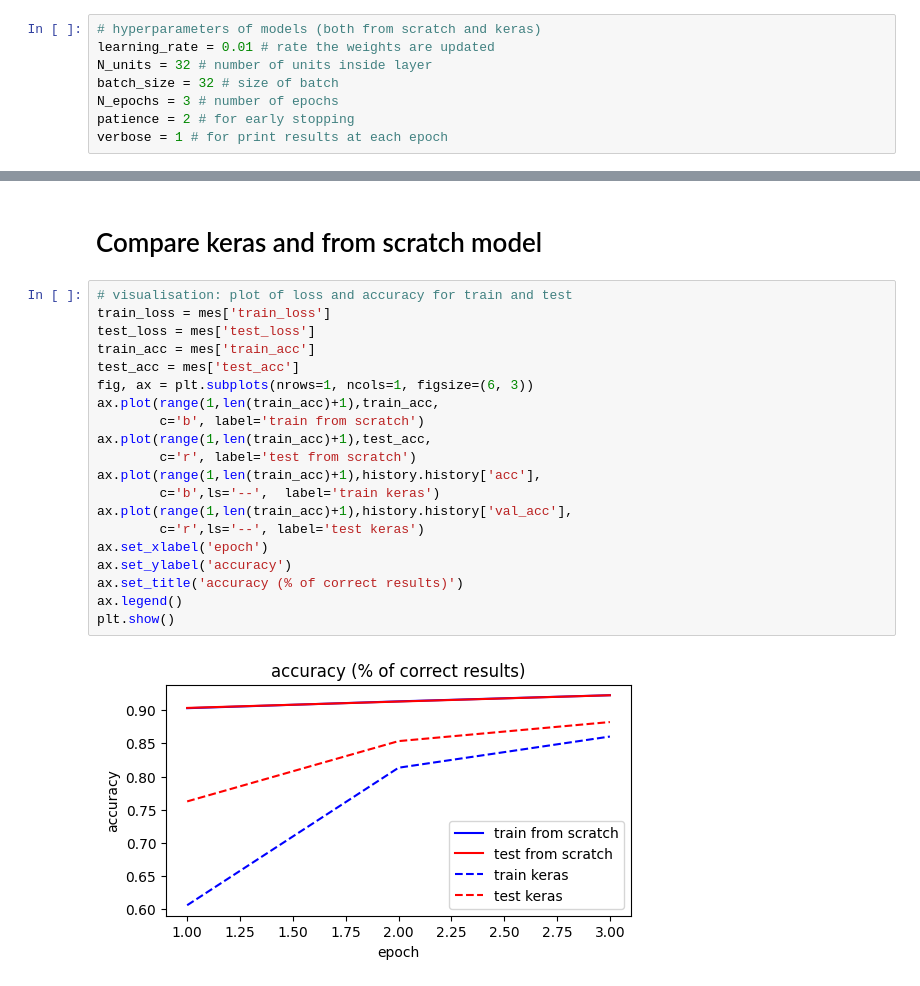
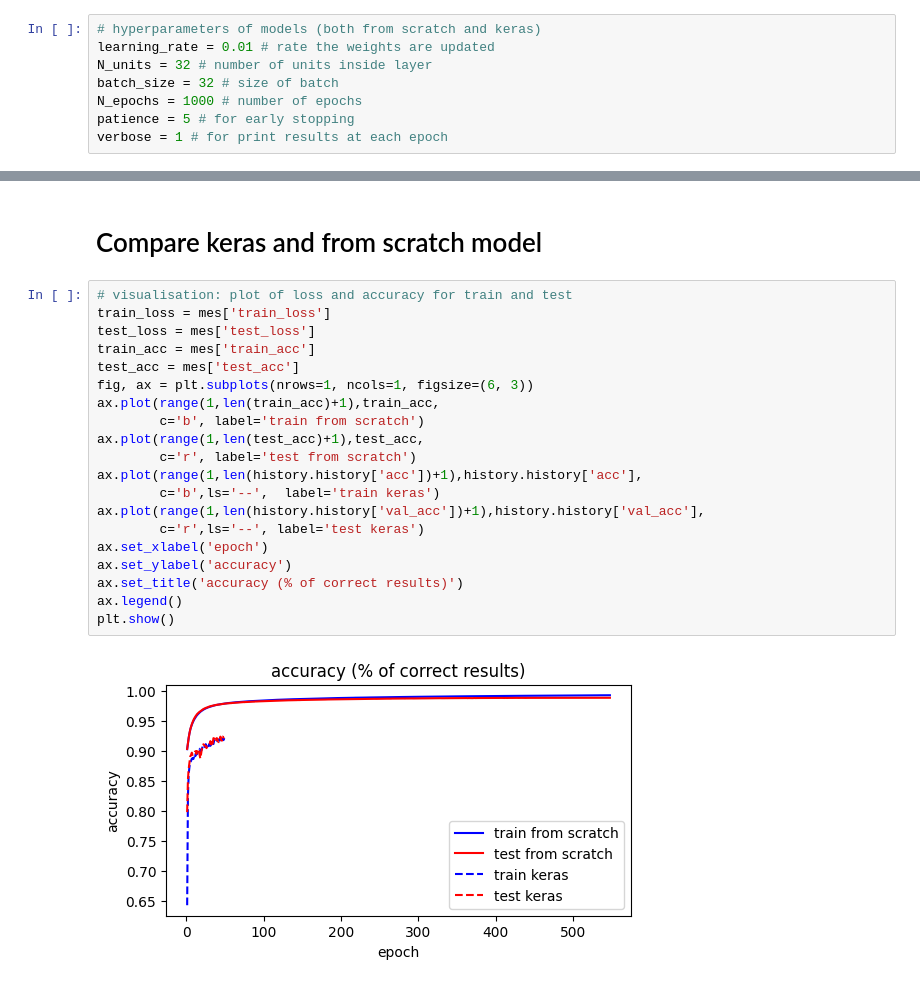
Before and after one commit to cosmo-gb/dense_nn, a Jupyter notebook: compare_fc_nn.ipynb, the cells around one changed output, grey strips where cells are left out. Saved outputs shown, nothing was run; the diff lists cells and outputs as text.

Commit message:
requiremenst and readme and test on 1000 epochs

```diff
--- a/compare_fc_nn.ipynb
+++ b/compare_fc_nn.ipynb
@@ -55,8 +61,8 @@ for i in range(10):
 learning_rate = 0.01 # rate the weights are updated
 N_units = 32 # number of units inside layer
 batch_size = 32 # size of batch
-N_epochs = 3 # number of epochs
-patience = 2 # for early stopping
+N_epochs = 1000 # number of epochs
+patience = 5 # for early stopping
 verbose = 1 # for print results at each epoch
 # %%
 hidden_layers = np.array([N_units, N_units])
@@ -147,22 +165,22 @@ _________________________________________________________________
 # %%
 # visualisation: plot of loss and accuracy for train and test
 train_loss = mes['train_loss']
 test_loss = mes['test_loss']
 train_acc = mes['train_acc']
 test_acc = mes['test_acc']
 fig, ax = plt.subplots(nrows=1, ncols=1, figsize=(6, 3))
 ax.plot(range(1,len(train_acc)+1),train_acc,
         c='b', label='train from scratch')
-ax.plot(range(1,len(train_acc)+1),test_acc,
+ax.plot(range(1,len(test_acc)+1),test_acc,
         c='r', label='test from scratch')
-ax.plot(range(1,len(train_acc)+1),history.history['acc'],
+ax.plot(range(1,len(history.history['acc'])+1),history.history['acc'],
         c='b',ls='--',  label='train keras')
-ax.plot(range(1,len(train_acc)+1),history.history['val_acc'],
+ax.plot(range(1,len(history.history['val_acc'])+1),history.history['val_acc'],
         c='r',ls='--', label='test keras')
 ax.set_xlabel('epoch')
 ax.set_ylabel('accuracy')
 ax.set_title('accuracy (% of correct results)')
 ax.legend()
 plt.show()
 # %% [output]
-[figure, old version]
+[figure, new version]
```
Also changed, not shown: parts of 4 cells of this notebook, 2 other files.
